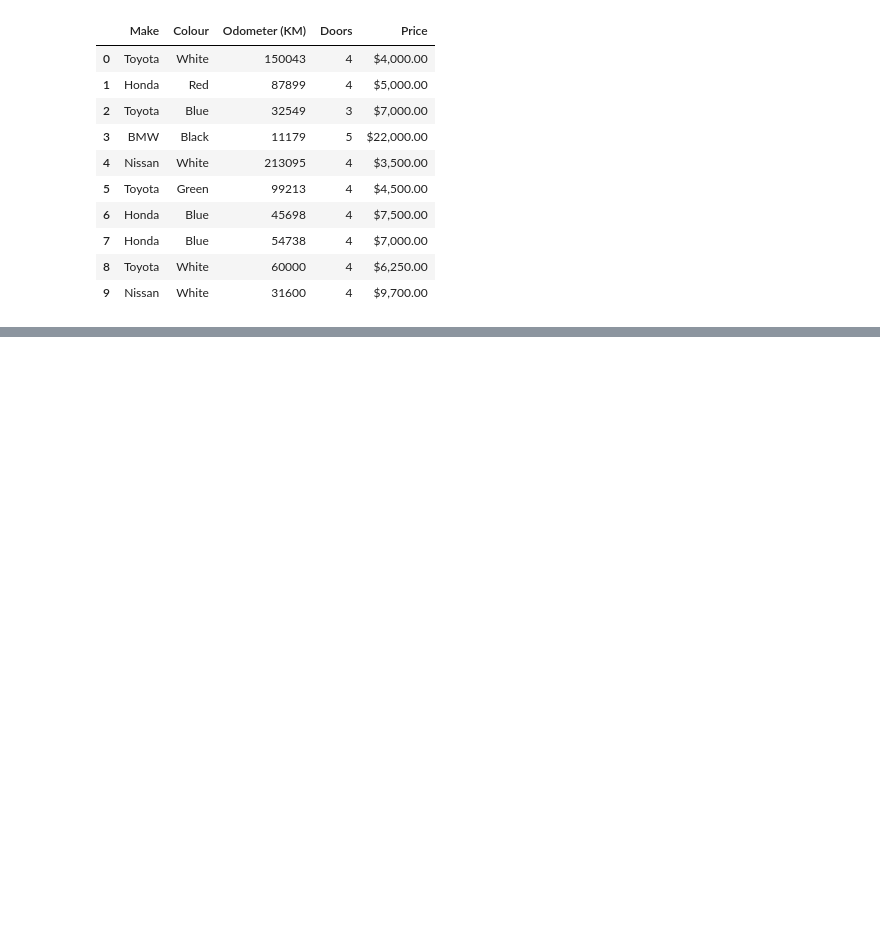
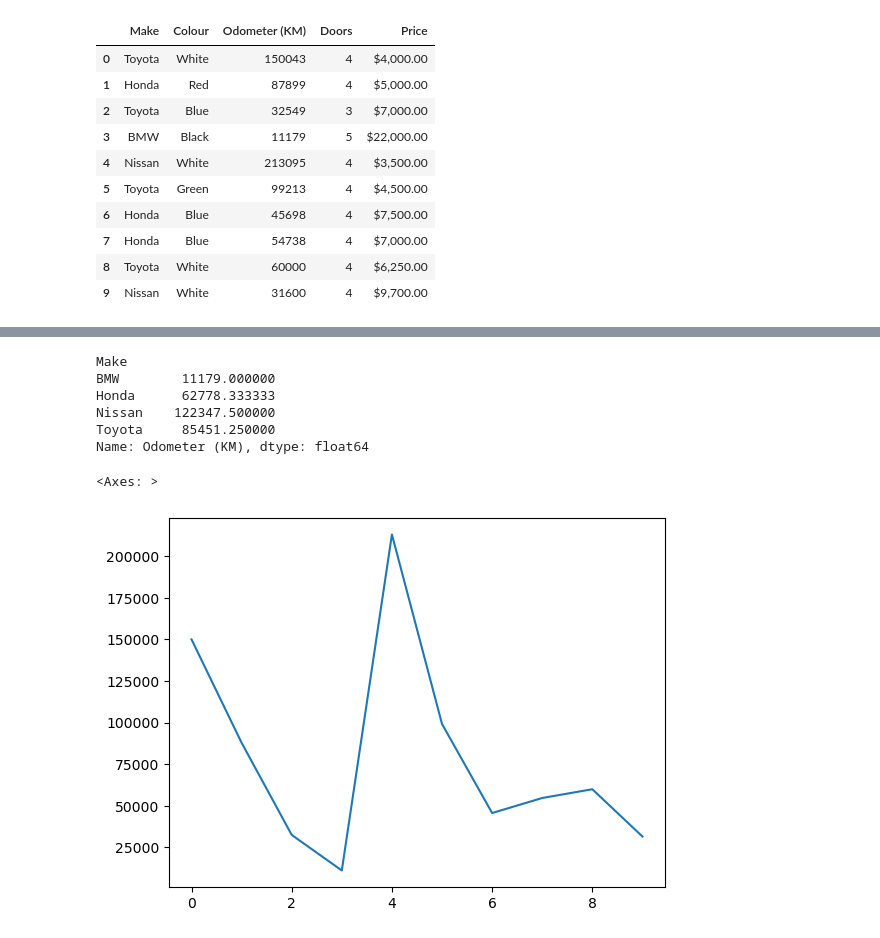
Before and after one commit to devKirkCartano/notebooks, a Jupyter notebook: pandas/intro_to_pandas.ipynb, the cells around one changed output, grey strips where cells are left out. Saved outputs shown, nothing was run; the diff lists cells and outputs as text; code cells hidden in the pictures; blank space fills up the shorter version.

```diff
--- a/pandas/intro_to_pandas.ipynb
+++ b/pandas/intro_to_pandas.ipynb
@@ -49,0 +254,15 @@ car_sales.to_csv("exported-car-sales.csv", index=False)
+# %%
+# Groupby
+car_sales.groupby(["Make"])["Odometer (KM)"].mean()
+# %% [output]
+Make
+BMW        11179.000000
+Honda      62778.333333
+Nissan    122347.500000
+Toyota     85451.250000
+Name: Odometer (KM), dtype: float64
+# %%
+car_sales["Odometer (KM)"].plot()
+# %% [output]
+<Axes: >
+[figure, added]
```
Also changed, not shown: parts of 48 cells of this notebook, 4 other files.
